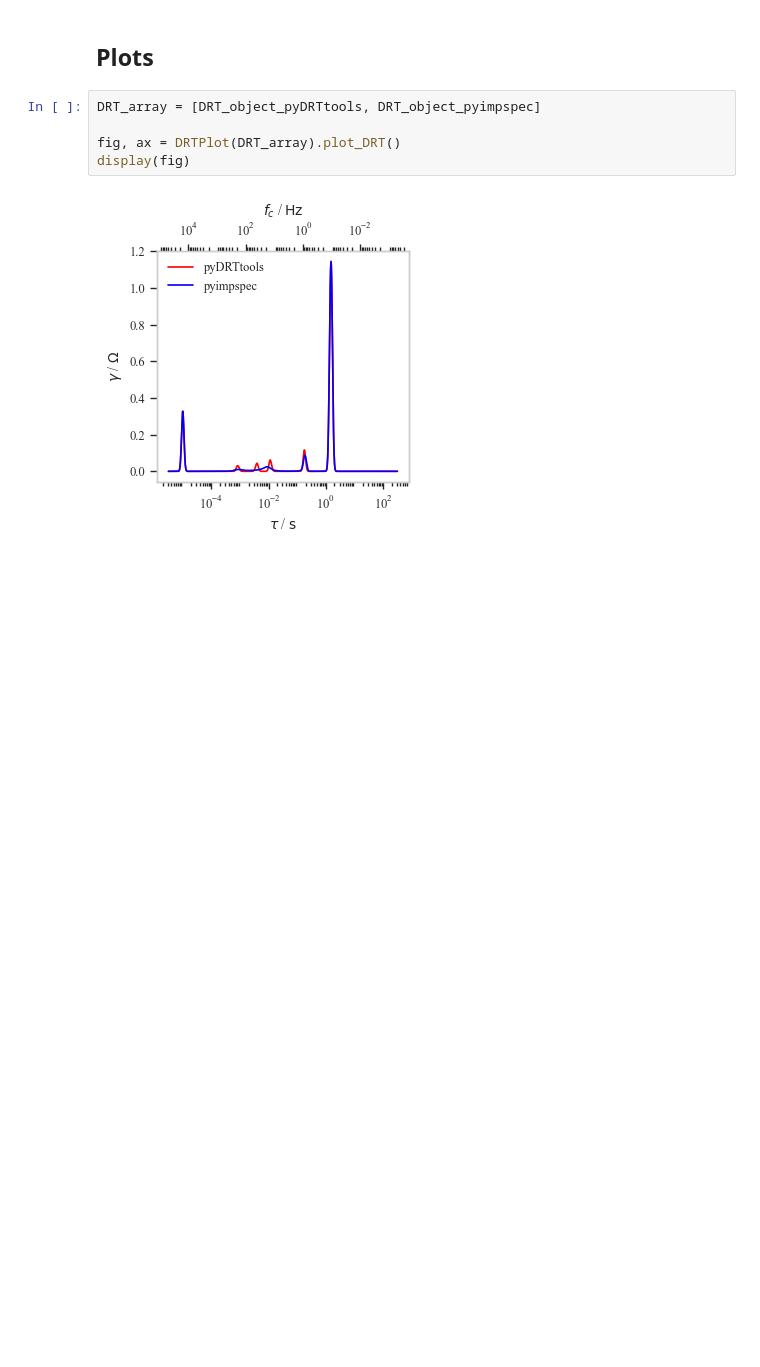
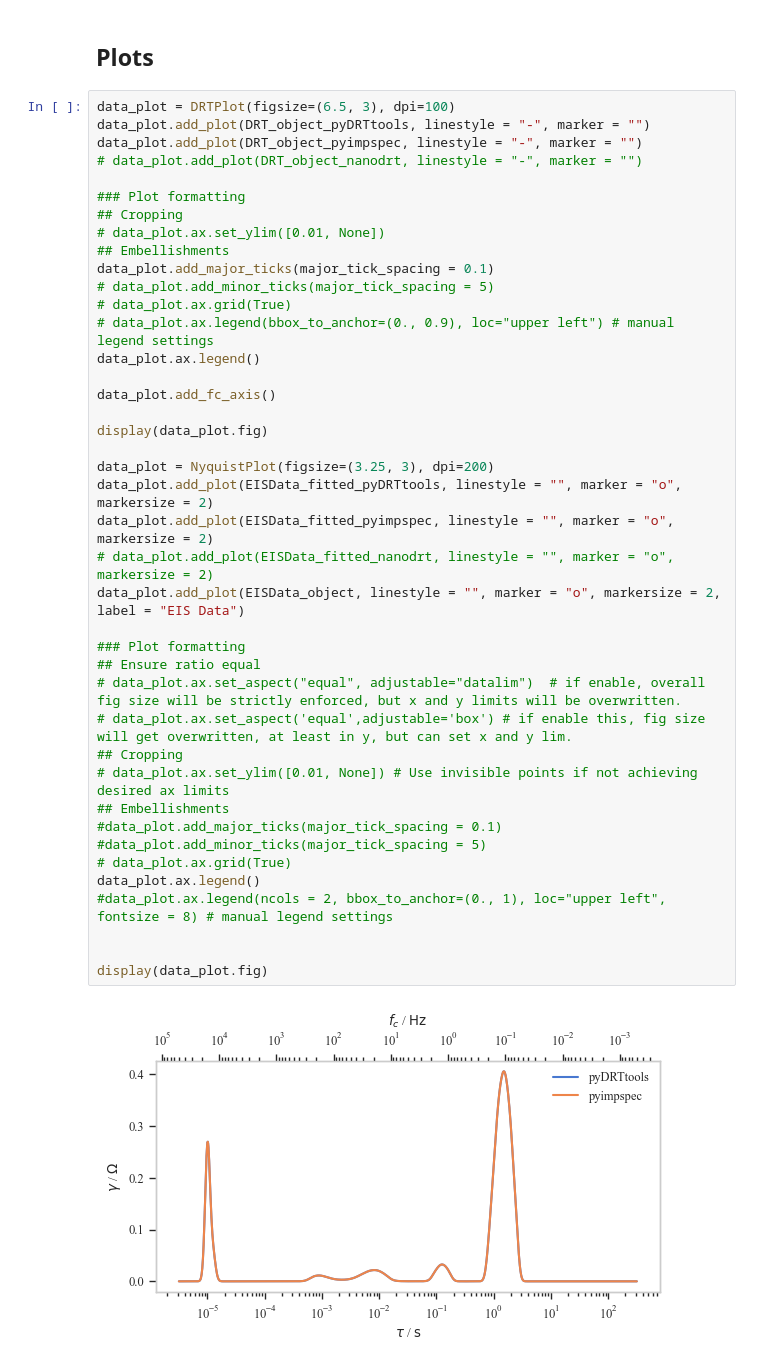
Before and after one commit to ESaundersNano/redoxED, a Jupyter notebook: notebooks/00X_compare_drts.ipynb, the cells around one changed output. Cells and saved outputs as stored; diff of their text form; blank space fills up the shorter version.

```diff
--- a/notebooks/00X_compare_drts.ipynb
+++ b/notebooks/00X_compare_drts.ipynb
@@ -295,9 +250,45 @@ self.EIS_data_fit = EISData(
 # %% [markdown]
 ## Plots
 # %%
-DRT_array = [DRT_object_pyDRTtools, DRT_object_pyimpspec]
+data_plot = DRTPlot(figsize=(6.5, 3), dpi=100)
+data_plot.add_plot(DRT_object_pyDRTtools, linestyle = "-", marker = "")
+data_plot.add_plot(DRT_object_pyimpspec, linestyle = "-", marker = "")
+# data_plot.add_plot(DRT_object_nanodrt, linestyle = "-", marker = "")
 
-fig, ax = DRTPlot(DRT_array).plot_DRT()
-display(fig)
+### Plot formatting
+## Cropping
+# data_plot.ax.set_ylim([0.01, None])
+## Embellishments
+data_plot.add_major_ticks(major_tick_spacing = 0.1)
+# data_plot.add_minor_ticks(major_tick_spacing = 5)
+# data_plot.ax.grid(True)
+# data_plot.ax.legend(bbox_to_anchor=(0., 0.9), loc="upper left") # manual legend settings
+data_plot.ax.legend()
+
+data_plot.add_fc_axis()
+
+display(data_plot.fig)
+
+data_plot = NyquistPlot(figsize=(3.25, 3), dpi=200)
+data_plot.add_plot(EISData_fitted_pyDRTtools, linestyle = "", marker = "o", markersize = 2)
+data_plot.add_plot(EISData_fitted_pyimpspec, linestyle = "", marker = "o", markersize = 2)
+# data_plot.add_plot(EISData_fitted_nanodrt, linestyle = "", marker = "o", markersize = 2)
+data_plot.add_plot(EISData_object, linestyle = "", marker = "o", markersize = 2, label = "EIS Data")
+
+### Plot formatting
+## Ensure ratio equal
+# data_plot.ax.set_aspect("equal", adjustable="datalim")  # if enable, overall fig size will be strictly enforced, but x and y limits will be overwritten.
+# data_plot.ax.set_aspect('equal',adjustable='box') # if enable this, fig size will get overwritten, at least in y, but can set x and y lim.
+## Cropping
+# data_plot.ax.set_ylim([0.01, None]) # Use invisible points if not achieving desired ax limits
+## Embellishments
+#data_plot.add_major_ticks(major_tick_spacing = 0.1)
+#data_plot.add_minor_ticks(major_tick_spacing = 5)
+# data_plot.ax.grid(True)
+data_plot.ax.legend()
+#data_plot.ax.legend(ncols = 2, bbox_to_anchor=(0., 1), loc="upper left", fontsize = 8) # manual legend settings
+
+
+display(data_plot.fig)
 # %% [output]
-[figure, old version]
+[figure, new version]
```
Also changed, not shown: parts of 15 cells of this notebook, 12 other files.
